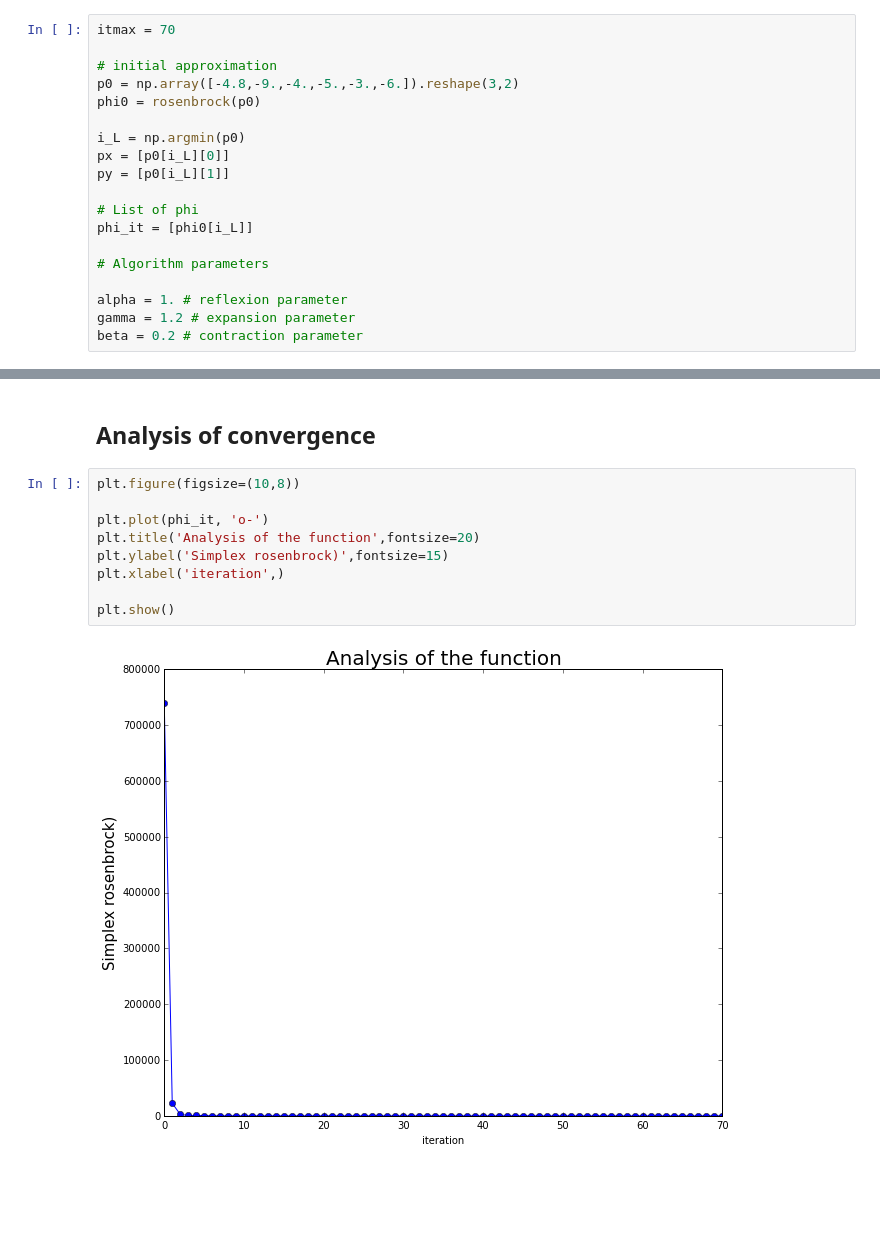
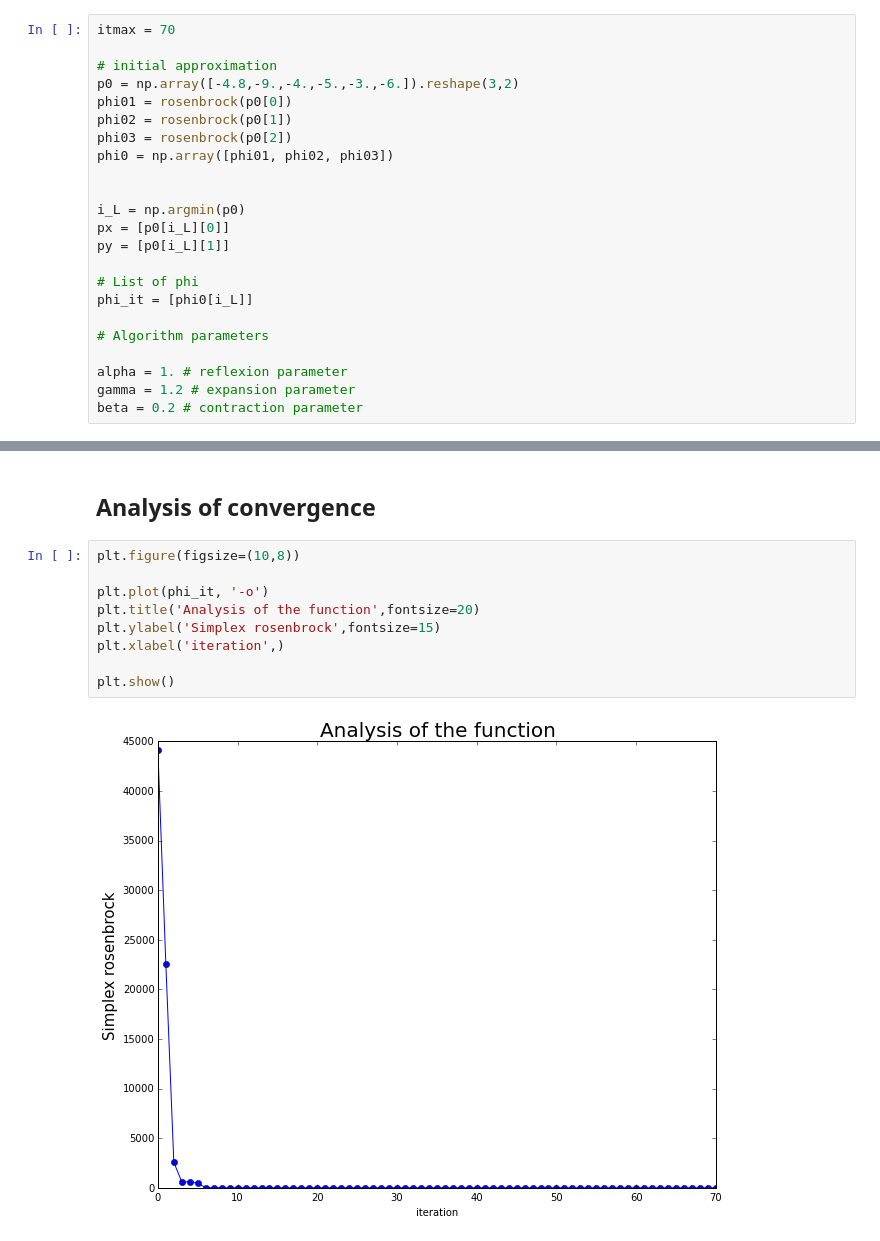
Before and after one commit to andrelreis/nonlinear_inversion, a Jupyter notebook: codigos/search_methods/simplex_method_rosenbrock.ipynb, the cells around one changed output, grey strips where cells are left out. Cells and saved outputs as stored; diff of their text form; blank space fills up the shorter version.

```diff
--- a/codigos/search_methods/simplex_method_rosenbrock.ipynb
+++ b/codigos/search_methods/simplex_method_rosenbrock.ipynb
@@ -70,7 +71,11 @@ itmax = 70
 
 # initial approximation
 p0 = np.array([-4.8,-9.,-4.,-5.,-3.,-6.]).reshape(3,2)
-phi0 = rosenbrock(p0)
+phi01 = rosenbrock(p0[0])
+phi02 = rosenbrock(p0[1])
+phi03 = rosenbrock(p0[2])
+phi0 = np.array([phi01, phi02, phi03])
+
 
 i_L = np.argmin(p0)
 px = [p0[i_L][0]]
@@ -210,11 +215,11 @@ plt.show()
 # %%
 plt.figure(figsize=(10,8))
 
-plt.plot(phi_it, 'o-')
+plt.plot(phi_it, '-o')
 plt.title('Analysis of the function',fontsize=20)
-plt.ylabel('Simplex rosenbrock)',fontsize=15)
+plt.ylabel('Simplex rosenbrock',fontsize=15)
 plt.xlabel('iteration',)
 
 plt.show()
 # %% [output]
-[figure, old version]
+[figure, new version]
```
Also changed, not shown: parts of 2 cells of this notebook, 3 other files.
